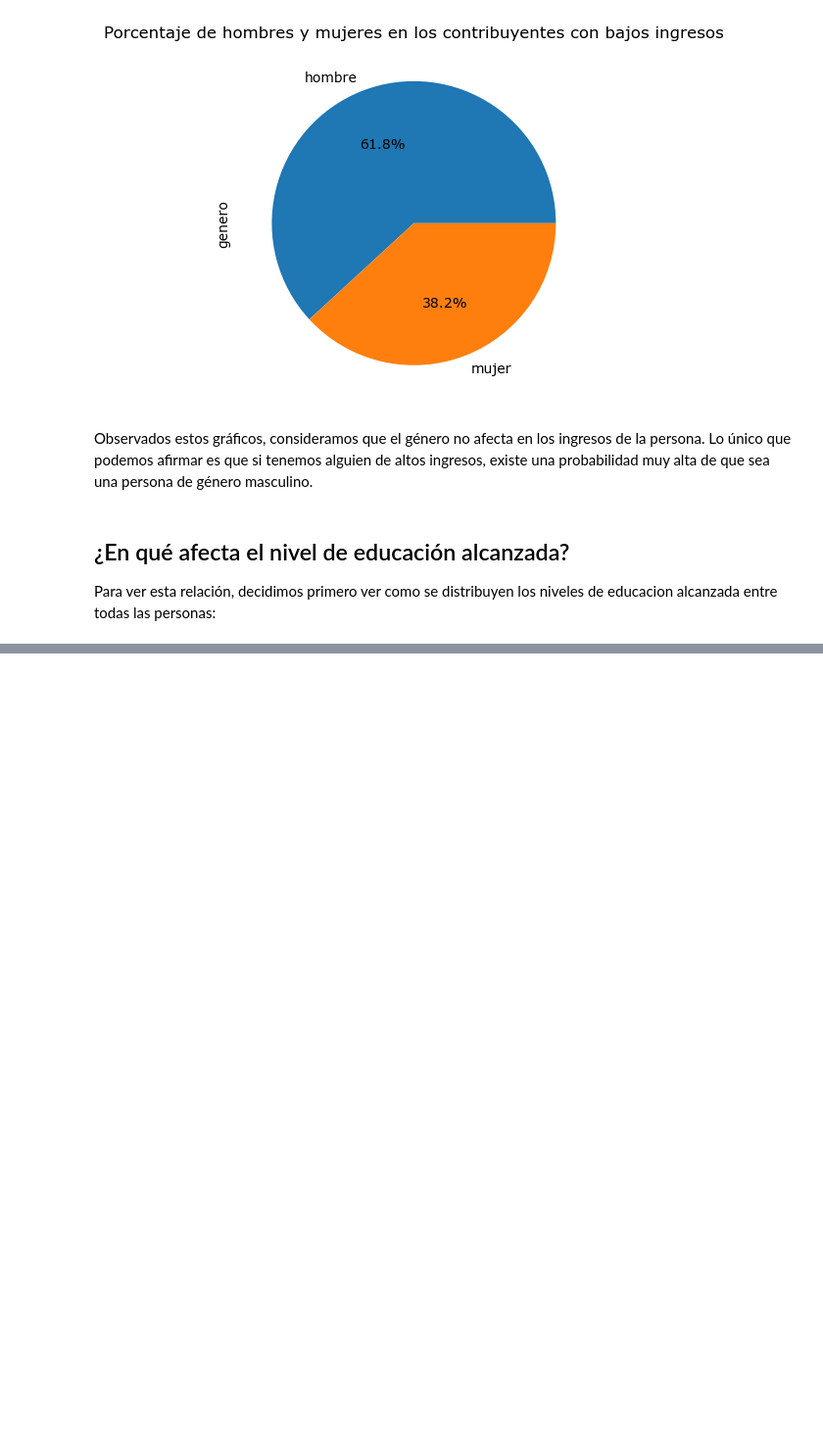
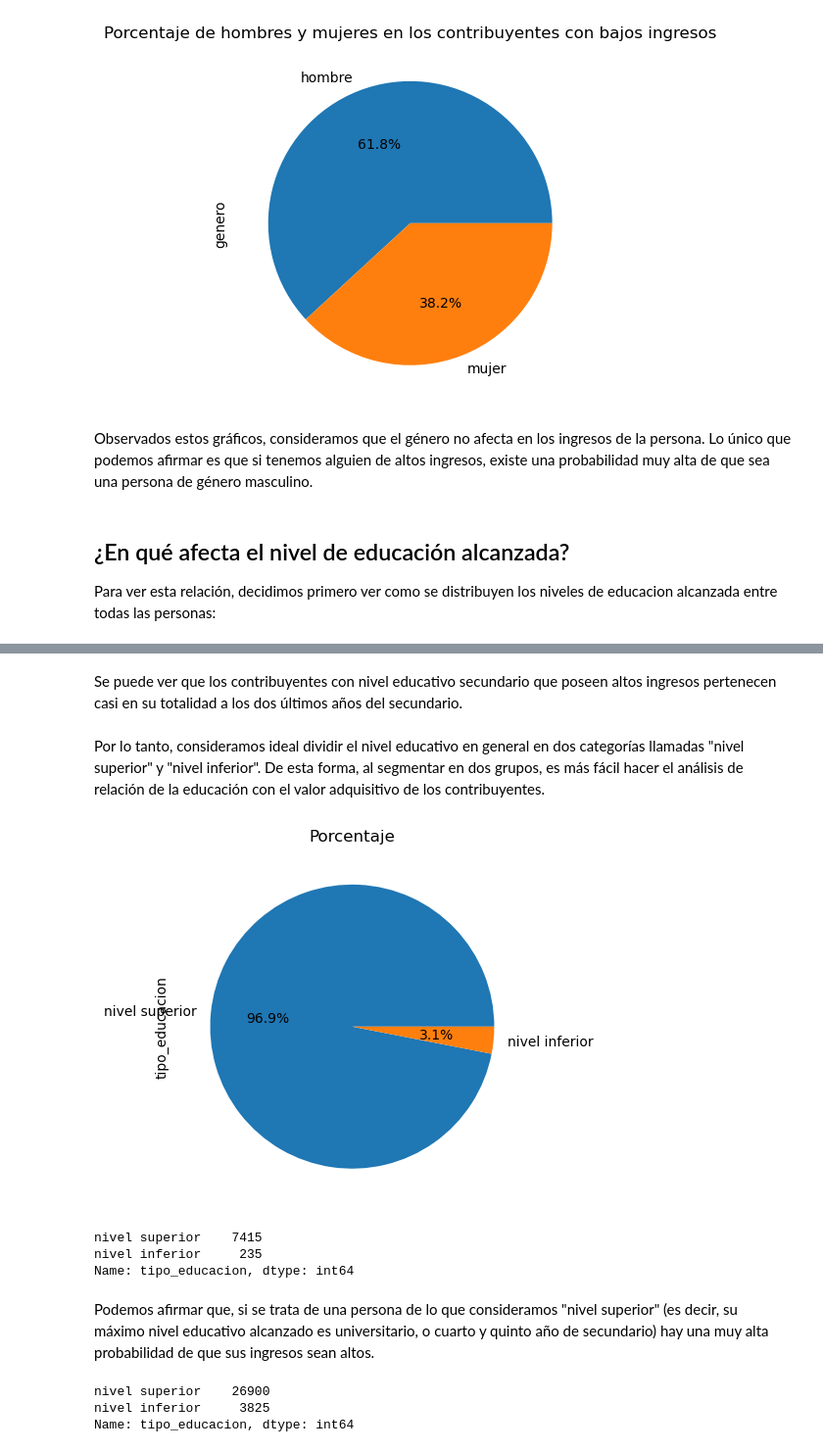
Before and after one commit to MateoCraviotto/Organizacion-de-datos-fiuba-1, a Jupyter notebook: TP1/notebookTp1.ipynb, the cells around one changed output, grey strips where cells are left out. Shown at 98% size. Saved outputs shown, nothing was run; the diff lists cells and outputs as text; code cells hidden in the pictures; blank space fills up the shorter version.

```diff
--- a/TP1/notebookTp1.ipynb
+++ b/TP1/notebookTp1.ipynb
@@ -419,0 +438,34 @@ RecursionError: maximum recursion depth exceeded in comparison
+# %% [markdown]
+Se puede ver que los contribuyentes con nivel educativo secundario que poseen altos ingresos pertenecen casi en su totalidad a los dos últimos años del secundario.
+# %% [markdown]
+Por lo tanto, consideramos ideal dividir el nivel educativo en general en dos categorías llamadas "nivel superior" y "nivel inferior". De esta forma, al segmentar en dos grupos, es más fácil hacer el análisis de relación de  la educación con el valor adquisitivo de los contribuyentes.
+# %%
+def determinar_nivel_educativo(educacion_alcanzada):
+    if educacion_alcanzada.startswith("uni"):
+        return "nivel superior"
+    elif (educacion_alcanzada == "4_anio") | (educacion_alcanzada == "5_anio"):
+        return "nivel superior"
+    else:
+        return "nivel inferior"
+
+df['tipo_educacion'] = df['educacion_alcanzada'].apply(determinar_nivel_educativo)
+
+personas_con_alto_valor_adquisitivo = df[df['tiene_alto_valor_adquisitivo'] == 1]
+plt.figure(figsize=(6.4, 4.8), dpi=100)
+personas_con_alto_valor_adquisitivo.tipo_educacion.value_counts().plot(kind='pie', autopct='%.01f%%')
+plt.title('Porcentaje')
+plt.show()
+personas_con_alto_valor_adquisitivo.tipo_educacion.value_counts()
+# %% [output]
+[figure, added]
+nivel superior    7415
+nivel inferior     235
+Name: tipo_educacion, dtype: int64
+# %% [markdown]
+Podemos afirmar que, si se trata de una persona de lo que consideramos "nivel superior" (es decir, su máximo nivel educativo alcanzado es universitario, o cuarto y quinto año de secundario) hay una muy alta probabilidad de que sus ingresos sean altos.
+# %%
+df.tipo_educacion.value_counts()
+# %% [output]
+nivel superior    26900
+nivel inferior     3825
+Name: tipo_educacion, dtype: int64
```
Also changed, not shown: parts of 7 cells of this notebook.
